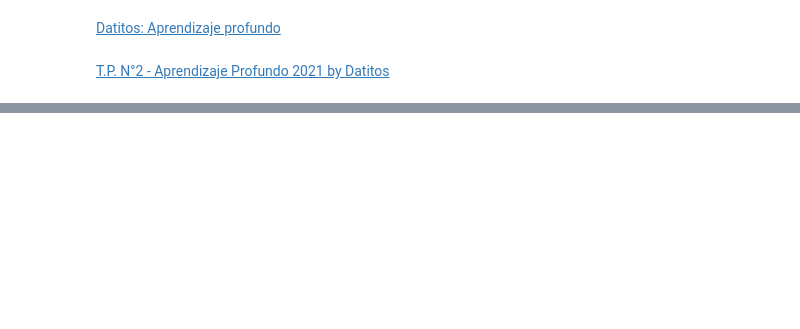
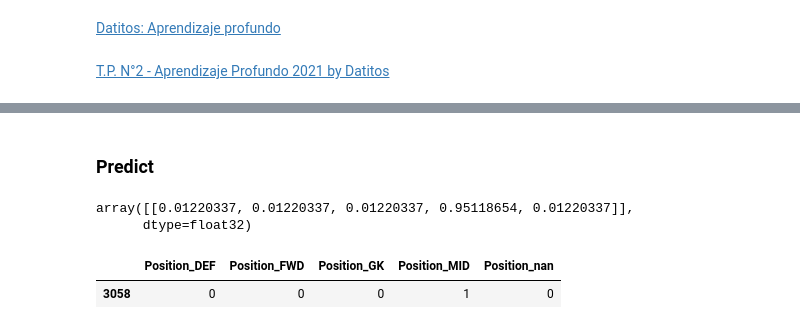
Before and after one commit to adrianmarino/datitos, a Jupyter notebook: tp2/tp2.ipynb, the cells around one changed output, grey strips where cells are left out. Saved outputs shown, nothing was run; the diff lists cells and outputs as text; code cells hidden in the pictures; blank space fills up the shorter version.

```diff
--- a/tp2/tp2.ipynb
+++ b/tp2/tp2.ipynb
@@ -123,0 +99,15 @@ model.fit(
+# %% [markdown]
+### Predict
+# %%
+first_example_feat   = X_val.iloc[1:2, :]
+first_example_target = y_val.iloc[1:2, :]
+# %%
+model.predict(first_example_feat)
+# %% [output]
+array([[0.01220337, 0.01220337, 0.01220337, 0.95118654, 0.01220337]],
+      dtype=float32)
+# %%
+first_example_target
+# %% [output]
+|  | Position_DEF | Position_FWD | Position_GK | Position_MID | Position_nan |
+| 3058 | 0 | 0 | 0 | 1 | 0 |
```
Also changed, not shown: parts of 8 cells of this notebook, 4 other files.
